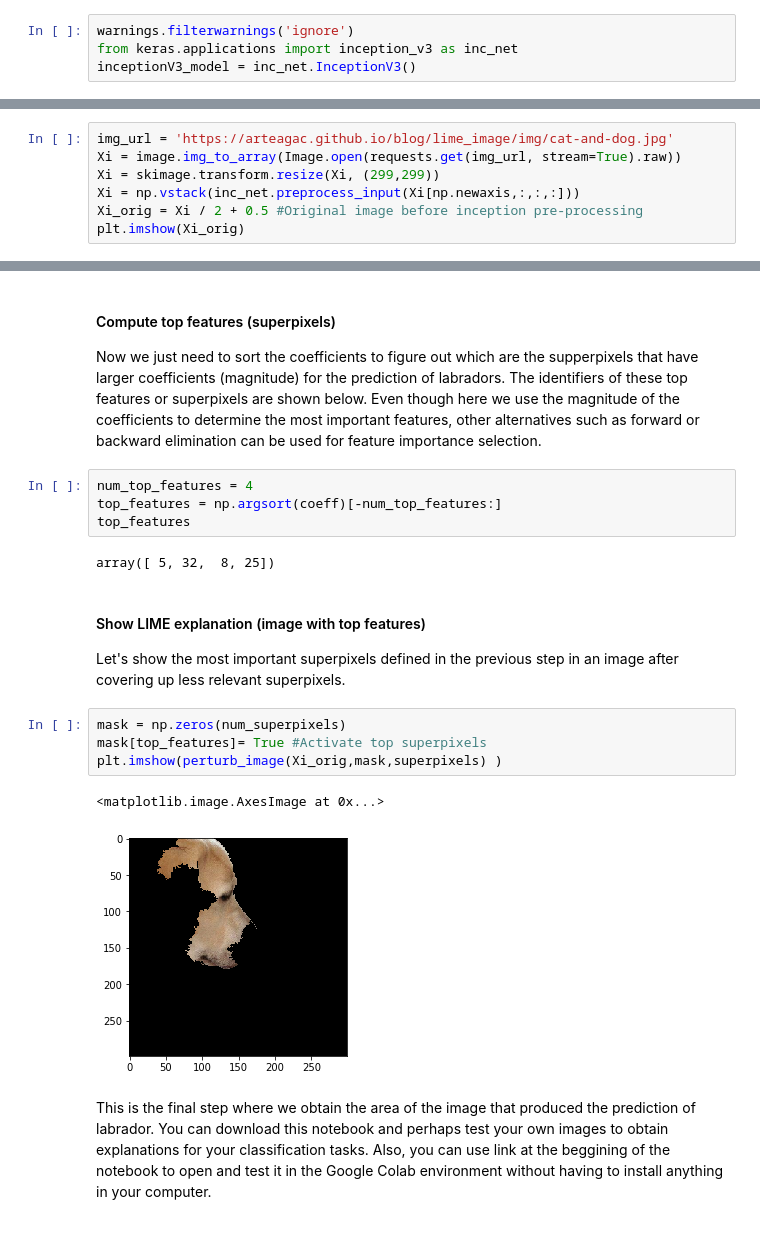
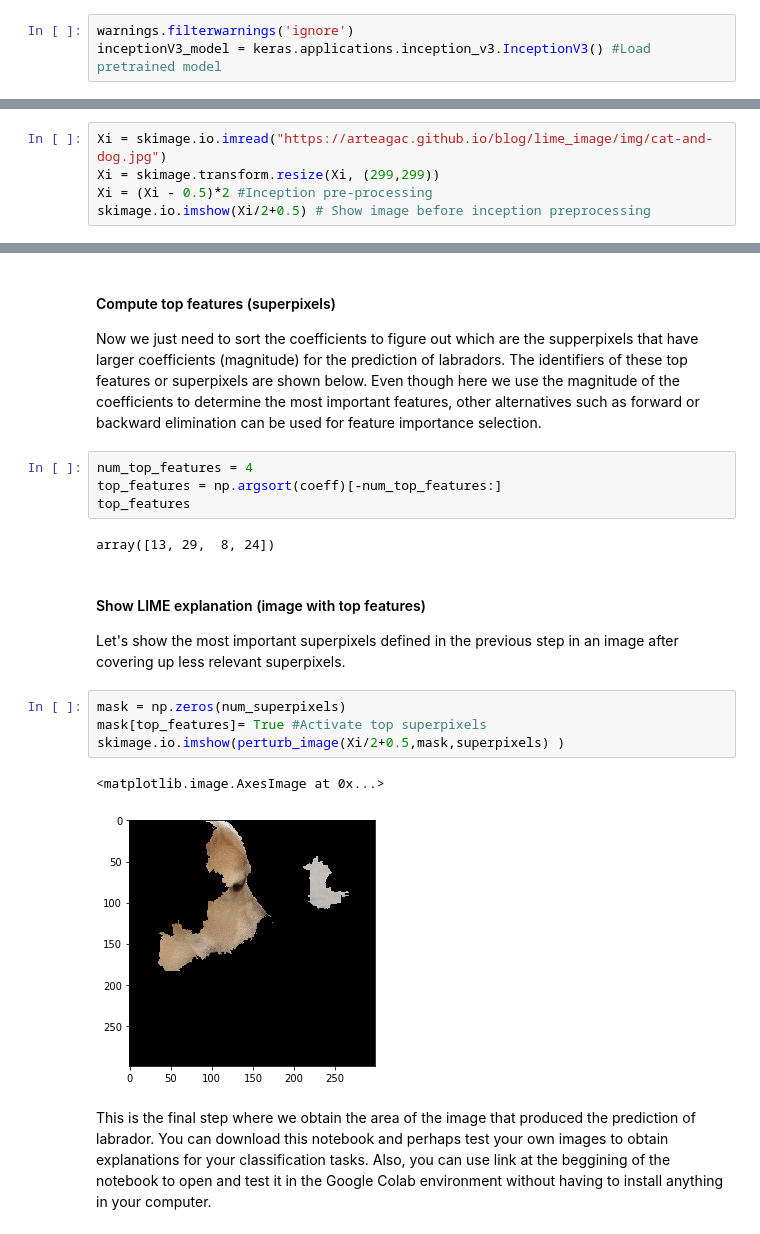
Before and after one commit to arteagac/arteagac.github.io, a Jupyter notebook: blog/lime_image.ipynb, the cells around one changed output, grey strips where cells are left out. Drawn from its saved outputs; the diff is of its cells as text.

```diff
--- a/blog/lime_image.ipynb
+++ b/blog/lime_image.ipynb
@@ -38,5 +40,4 @@ Notebook running: keras  2.2.5
 We are going to use the pre-trained InceptionV3 model available in Keras.
 # %%
 warnings.filterwarnings('ignore')
-from keras.applications import inception_v3 as inc_net
-inceptionV3_model = inc_net.InceptionV3()
+inceptionV3_model = keras.applications.inception_v3.InceptionV3() #Load pretrained model
@@ -46,9 +65,7 @@ The instance to be explained (image) is resized and pre-processed to be suitable
 # %%
-img_url = 'https://arteagac.github.io/blog/lime_image/img/cat-and-dog.jpg'
-Xi = image.img_to_array(Image.open(requests.get(img_url, stream=True).raw))
+Xi = skimage.io.imread("https://arteagac.github.io/blog/lime_image/img/cat-and-dog.jpg")
 Xi = skimage.transform.resize(Xi, (299,299))
-Xi = np.vstack(inc_net.preprocess_input(Xi[np.newaxis,:,:,:]))
-Xi_orig = Xi / 2 + 0.5 #Original image before inception pre-processing
-plt.imshow(Xi_orig)
+Xi = (Xi - 0.5)*2 #Inception pre-processing
+skimage.io.imshow(Xi/2+0.5) # Show image before inception preprocessing
 # %% [output]
 <matplotlib.image.AxesImage at 0x...>
@@ -194,16 +209,16 @@ num_top_features = 4
 top_features = np.argsort(coeff)[-num_top_features:]
 top_features
 # %% [output]
-array([ 5, 32,  8, 25])
+array([13, 29,  8, 24])
 # %% [markdown]
 #### Show LIME explanation (image with top features)
 Let's show the most important superpixels defined in the previous step in an image after covering up less relevant superpixels.
 # %%
 mask = np.zeros(num_superpixels)
 mask[top_features]= True #Activate top superpixels
-plt.imshow(perturb_image(Xi_orig,mask,superpixels) )
+skimage.io.imshow(perturb_image(Xi/2+0.5,mask,superpixels) )
 # %% [output]
 <matplotlib.image.AxesImage at 0x...>
-[figure, old version]
+[figure, new version]
 # %% [markdown]
 This is the final step where we obtain the area of the image that produced the prediction of labrador. You can download this notebook and perhaps test your own images to obtain explanations for your classification tasks. Also, you can use link at the beggining of the notebook to open and test it in the Google Colab environment without having to install anything in your computer.
```
Also changed, not shown: parts of 13 cells of this notebook.
